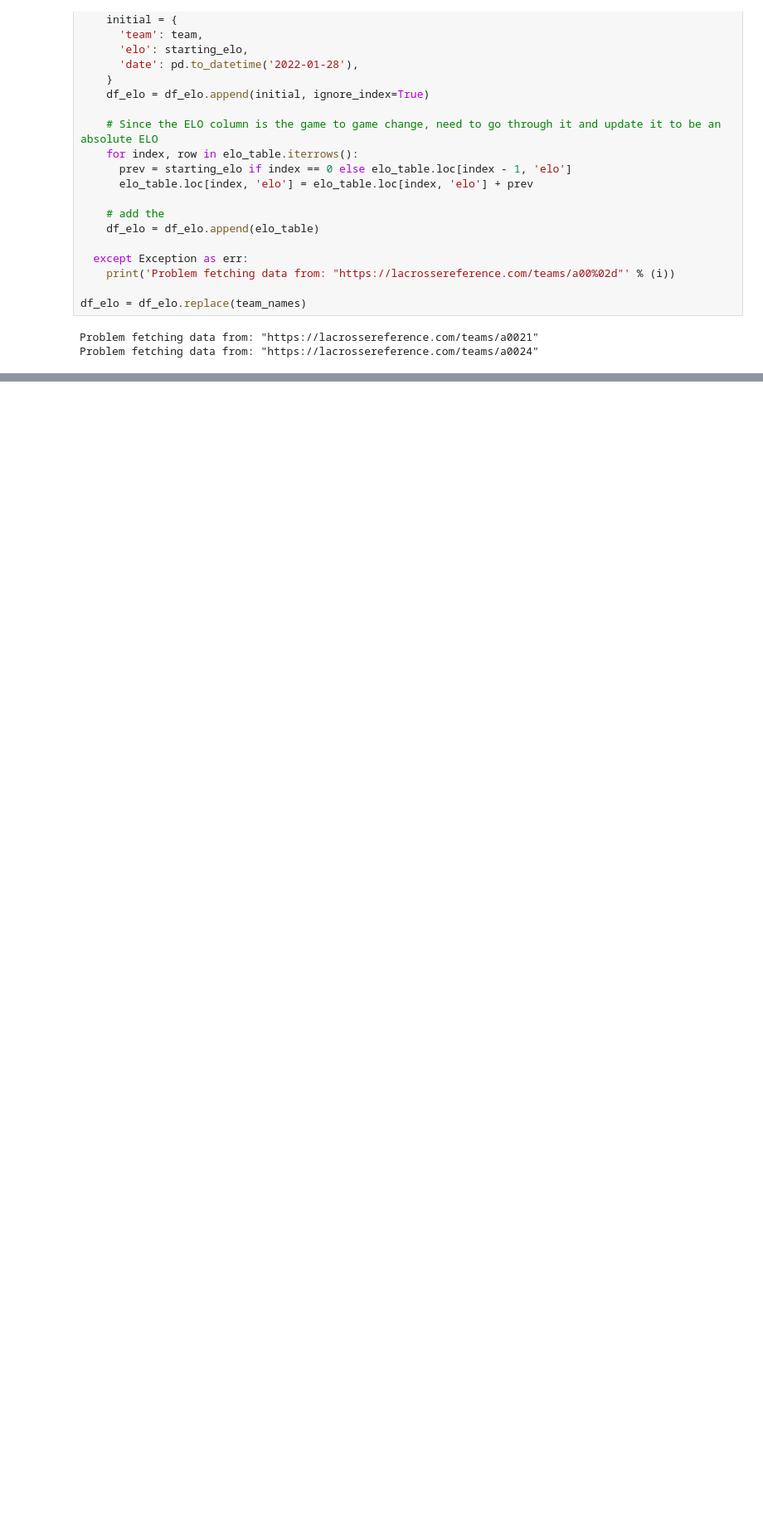
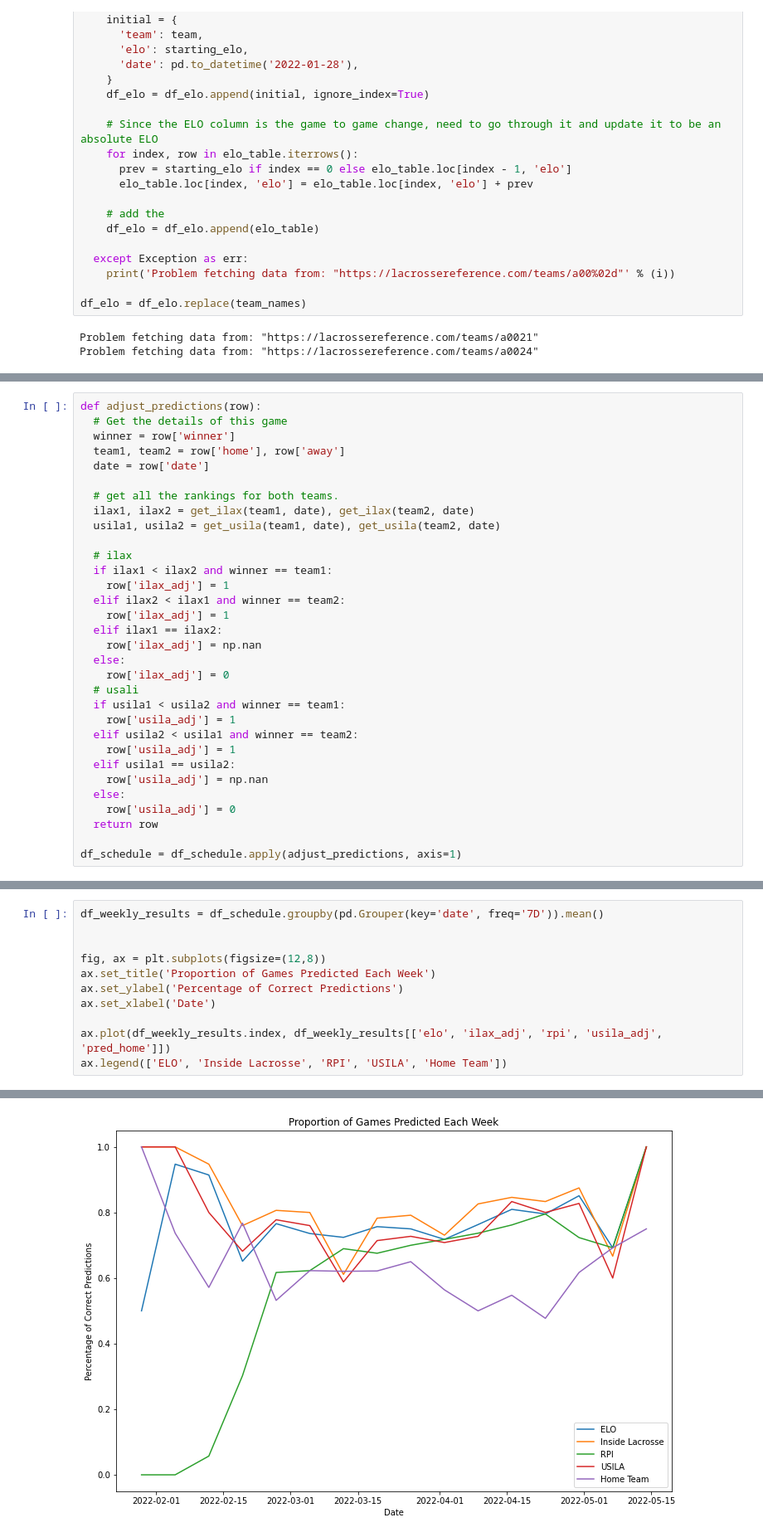
Before and after one commit to ehuegler/LacrosseStatistics, a Jupyter notebook: lacrosse_statistics.ipynb, the cells around one changed output, grey strips where cells are left out. Shown: that part at 83% size. Drawn from its saved outputs; the diff is of its cells as text; blank space fills up the shorter version.

```diff
--- a/lacrosse_statistics.ipynb
+++ b/lacrosse_statistics.ipynb
@@ -471,0 +599,32 @@ get_rpi('Jacksonville', '5-4-2022')
+# %%
+def adjust_predictions(row):
+  # Get the details of this game
+  winner = row['winner']
+  team1, team2 = row['home'], row['away']
+  date = row['date']
+
+  # get all the rankings for both teams.
+  ilax1, ilax2 = get_ilax(team1, date), get_ilax(team2, date)
+  usila1, usila2 = get_usila(team1, date), get_usila(team2, date)
+
+  # ilax
+  if ilax1 < ilax2 and winner == team1:
+    row['ilax_adj'] = 1
+  elif ilax2 < ilax1 and winner == team2:
+    row['ilax_adj'] = 1
+  elif ilax1 == ilax2:
+    row['ilax_adj'] = np.nan
+  else:
+    row['ilax_adj'] = 0
+  # usali
+  if usila1 < usila2 and winner == team1:
+    row['usila_adj'] = 1
+  elif usila2 < usila1 and winner == team2:
+    row['usila_adj'] = 1
+  elif usila1 == usila2:
+    row['usila_adj'] = np.nan
+  else:
+    row['usila_adj'] = 0
+  return row
+
+df_schedule = df_schedule.apply(adjust_predictions, axis=1)
@@ -471,0 +642,12 @@ get_rpi('Jacksonville', '5-4-2022')
+# %%
+df_weekly_results = df_schedule.groupby(pd.Grouper(key='date', freq='7D')).mean()
+
+
+fig, ax = plt.subplots(figsize=(12,8))
+ax.set_title('Proportion of Games Predicted Each Week')
+ax.set_ylabel('Percentage of Correct Predictions')
+ax.set_xlabel('Date')
+
+ax.plot(df_weekly_results.index, df_weekly_results[['elo', 'ilax_adj', 'rpi', 'usila_adj', 'pred_home']])
+ax.legend(['ELO', 'Inside Lacrosse', 'RPI', 'USILA', 'Home Team'])
+# %% [output]
@@ -471,0 +655 @@ get_rpi('Jacksonville', '5-4-2022')
+[figure, added]
```
Also changed, not shown: parts of 37 cells of this notebook.
